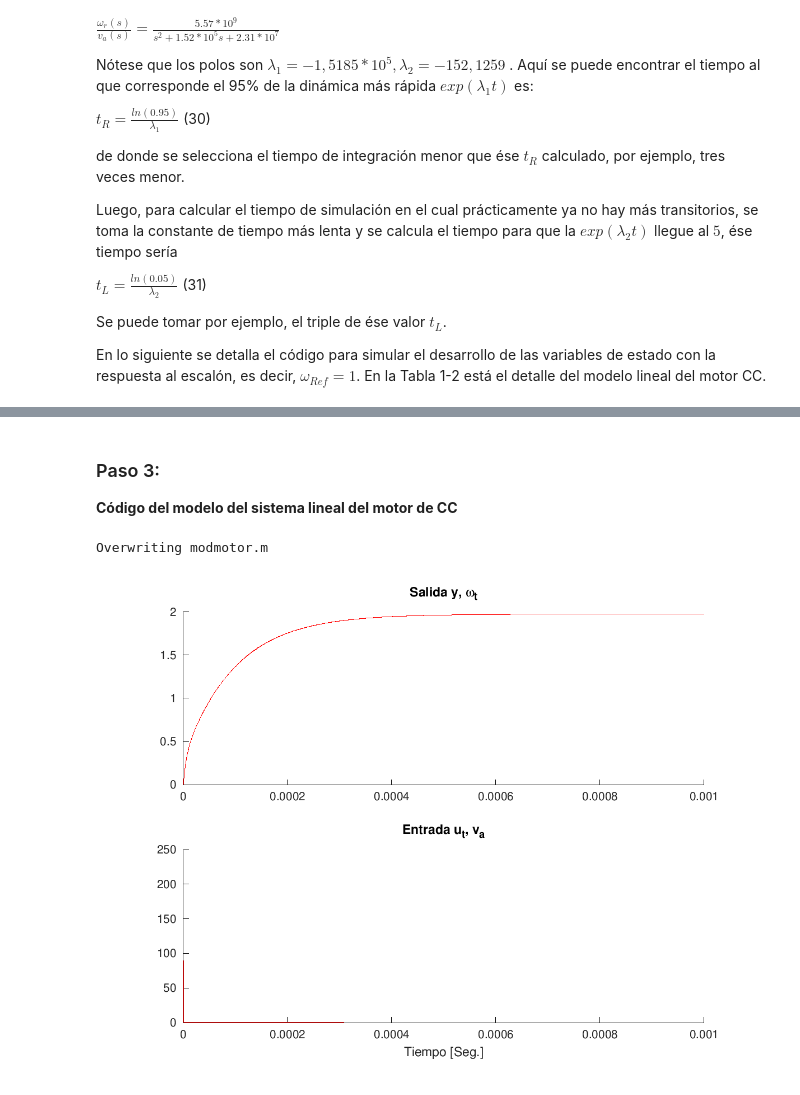
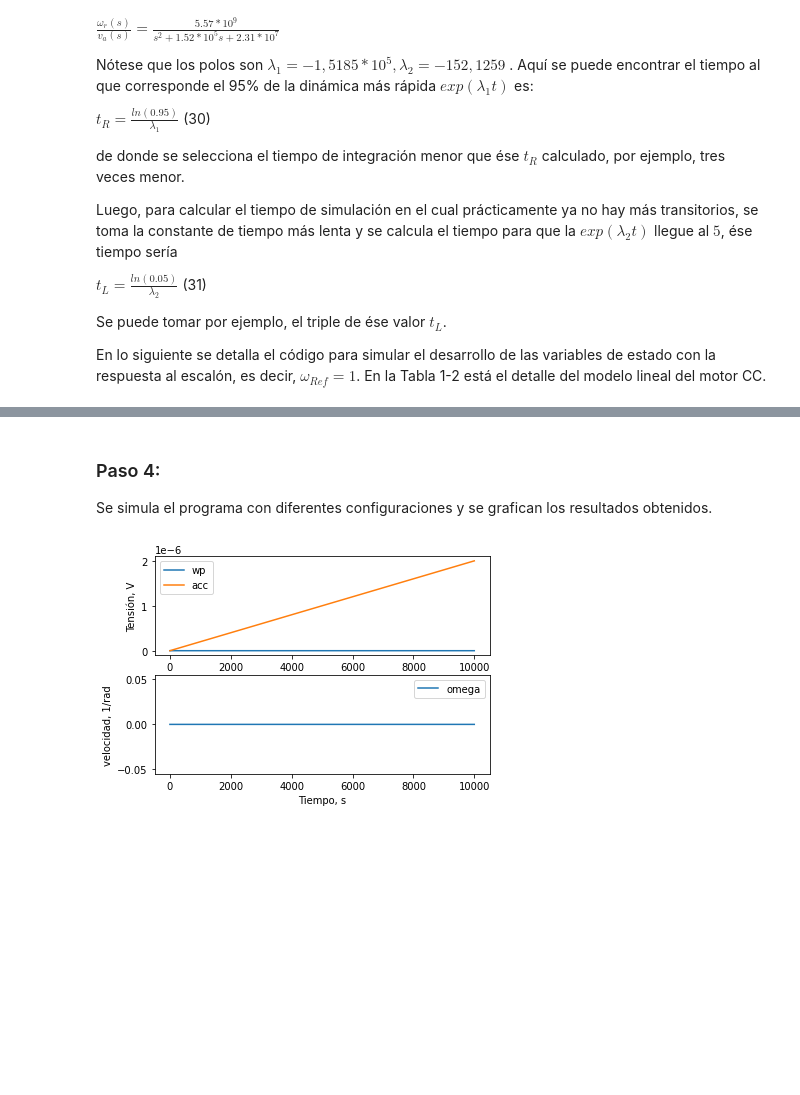
Before and after one commit to hermmanhender/curso-control-optimo-UTNFRLR, a Jupyter notebook: Actividades/Control_motor_CC.ipynb, the cells around one changed output, grey strips where cells are left out. Drawn from its saved outputs; the diff is of its cells as text; code cells hidden in the pictures; blank space fills up the shorter version.

Commit message:
Se escribe el programa en Python

```diff
--- a/Actividades/Control_motor_CC.ipynb
+++ b/Actividades/Control_motor_CC.ipynb
@@ -81 +66,23 @@ Use 'apt autoremove' to remove it.
+# %%
+def modmotor(t_etapa, xant, accion):
+  """
+  Modelo del sistema lineal del motor de CC
+  """
+  Laa=366e-6 # Inductancia del motor
+  J=5e-9 # Inercia del rotor del motor
+  Ra=55.6 # Resistencia del motor
+  B=0 # Amortiguamiento
+  Ki=6.49e-3 # Constante proporcional del motor ???
+  Km=6.53e-3 # Constante integral del motor ???
+  Va=accion # Tensión de la carga del motor ???
+  h=1e-7 # Paso de tiempo para la discretización ???
+  omega= xant[0] # Velocidad de rotación del motor
+  wp= xant[1] # ????
+
+  for ii in range(1,int(t_etapa/h)):
+    wpp =(-wp*(Ra*J+Laa*B)-omega*(Ra*B+Ki*Km)+Va*Ki)/(J*Laa)
+    wp += h*wpp
+    omega += h*wp
+
+  return [omega,wp]
 # %% [markdown]
@@ -151,3 +160,0 @@ Overwriting Tabla_1_1.m
-# %% [markdown]
-### Paso 3:
-**Código del modelo del sistema lineal del motor de CC**
@@ -173,23 +161,15 @@ def modmotor(t_etapa, xant, accion):
-# %%
-%%writefile modmotor.m
-function [X]=modmotor(t_etapa, xant, accion)
-Laa=366e-6; J=5e-9;Ra=55.6;B=0;Ki=6.49e-3;Km=6.53e-3;
-Va=accion;
-h=1e-7;
-omega= xant(1);
-wp= xant(2);
-for ii=1:t_etapa/h
-  wpp =(-wp*(Ra*J+Laa*B)-omega*(Ra*B+Ki*Km)+Va*Ki)/(J*Laa);
-  wp=wp+h*wpp;
-  omega = omega + h*wp;
-end
-X=[omega,wp];
-# %% [output]
-Overwriting modmotor.m
-# %%
-!octave -W Tabla_1_1.m
-from PIL import Image
-imt = Image.open("/content/omega_t.png")
-imt
-# %% [output]
-[figure, removed]
+# %% [markdown]
+### Paso 4:
+Se simula el programa con diferentes configuraciones y se grafican los resultados obtenidos.
+# %%
+# Se establecen las variables a simular
+t_etapa=1e-7
+wRef=2
+tF=.001
+Kp=.500
+Ki=0.001
+Kd=0.00001
+
+euler_PID(t_etapa=t_etapa, wRef=wRef, tF=tF, Kp=Kp, Ki=Ki, Kd=Kd)
+# %% [output]
+[figure, added]
```
Also changed, not shown: parts of 10 cells of this notebook.
